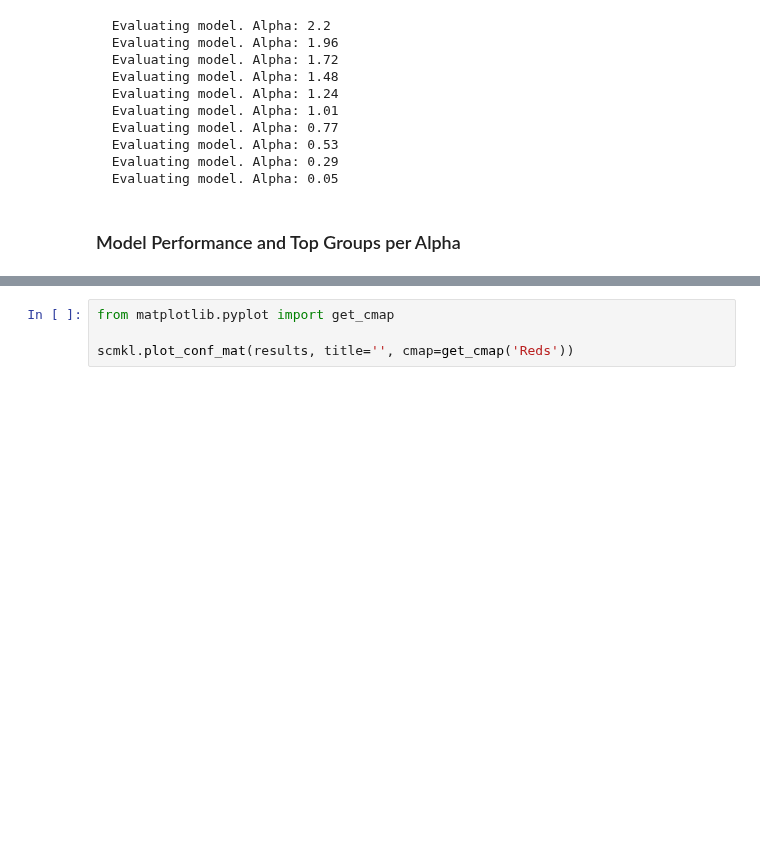
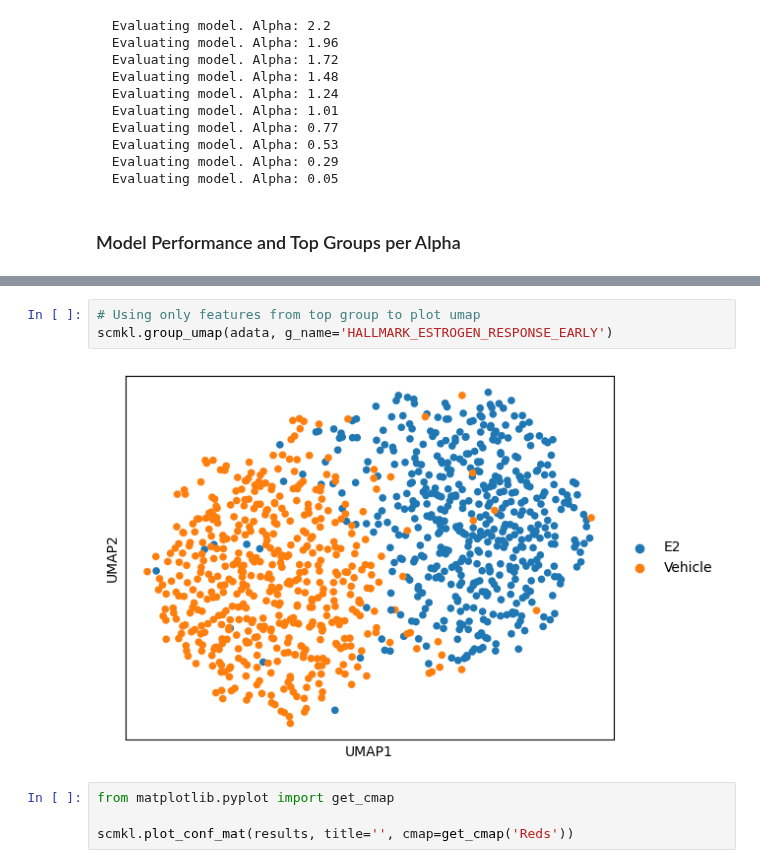
Before and after one commit to ohsu-cedar-comp-hub/scMKL, a Jupyter notebook: example/RNA_analysis.ipynb, the cells around one changed output, grey strips where cells are left out. Drawn from its saved outputs; the diff is of its cells as text; blank space fills up the shorter version.

```diff
--- a/example/RNA_analysis.ipynb
+++ b/example/RNA_analysis.ipynb
@@ -104,3 +108,8 @@ metric_plot.show()
+# %%
+# Using only features from top group to plot umap
+scmkl.group_umap(adata, g_name='HALLMARK_ESTROGEN_RESPONSE_EARLY')
+# %% [output]
+[figure, added]
 # %%
 from matplotlib.pyplot import get_cmap
 
```
Also changed, not shown: parts of 3 cells of this notebook, 24 other files.
